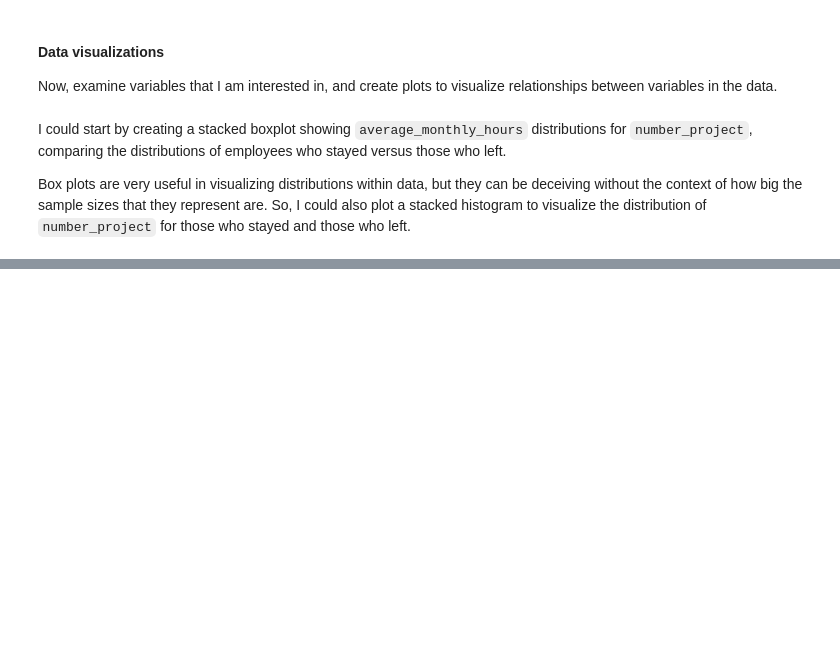
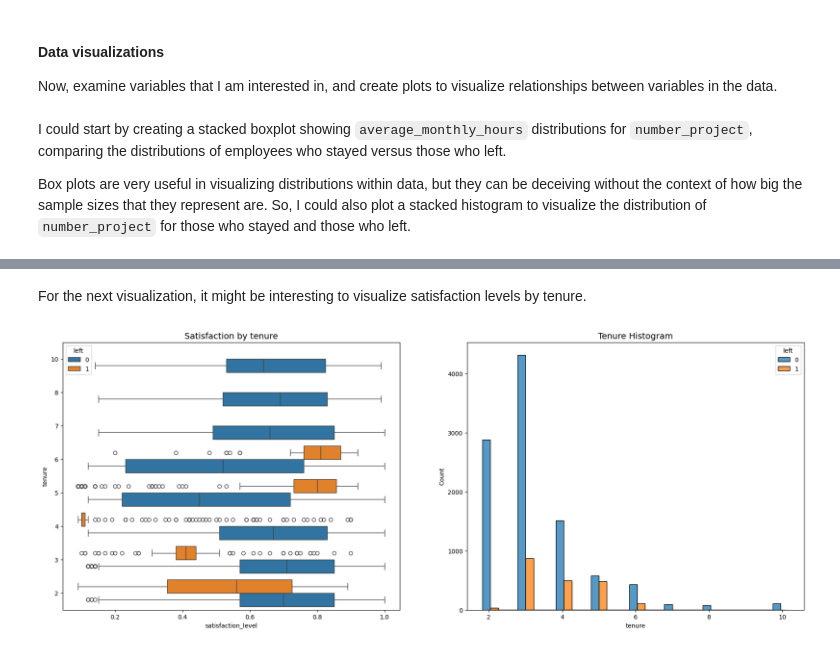
Before and after one commit to JSparktuneGrid/HR-data-driven-project, a Jupyter notebook: notebooks/HR_data_driven_project.ipynb, the cells around one changed output, grey strips where cells are left out. Saved outputs shown, nothing was run; the diff lists cells and outputs as text; code cells hidden in the pictures; blank space fills up the shorter version.

```diff
--- a/notebooks/HR_data_driven_project.ipynb
+++ b/notebooks/HR_data_driven_project.ipynb
@@ -242,0 +305,22 @@ Box plots are very useful in visualizing distributions within data, but they can
+# %% [markdown]
+For the next visualization, it might be interesting to visualize satisfaction levels by tenure.
+# %%
+# Create a plot as needed
+
+# Set figure and axes
+fig, ax = plt.subplots(1,2, figsize=(22,8))
+
+# Create boxplot showing distributions of 'satisfaction_level' by tenure, comparing employee who stayed VS. those who left
+sns.boxplot(data=df1, x='satisfaction_level', y='tenure', hue='left', orient='h', ax=ax[0])
+ax[0].invert_yaxis()
+ax[0].set_title('Satisfaction by tenure', fontsize='14')
+
+# Create histogram showing distribution of 'tenure', comparing employees who stayed versus those who left
+tenure_stay = df1[df1['left']==0]['tenure']
+tenure_left = df1[df1['left']==1]['tenure']
+sns.histplot(data=df1, x='tenure', hue='left', multiple='dodge', shrink=5, ax=ax[1])
+ax[1].set_title('Tenure Histogram', fontsize='14')
+
+plt.show()
+# %% [output]
+[figure, added]
```
Also changed, not shown: parts of 10 cells of this notebook, 3 other files.
